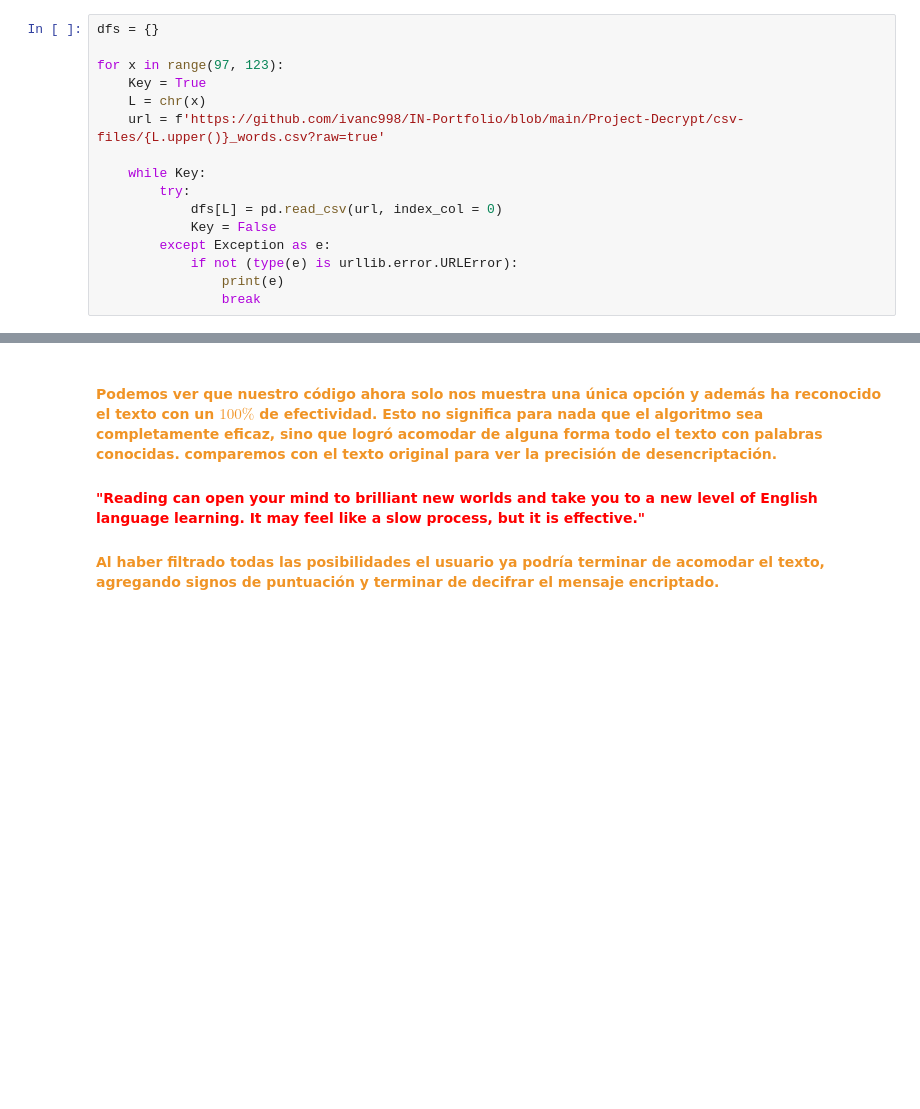
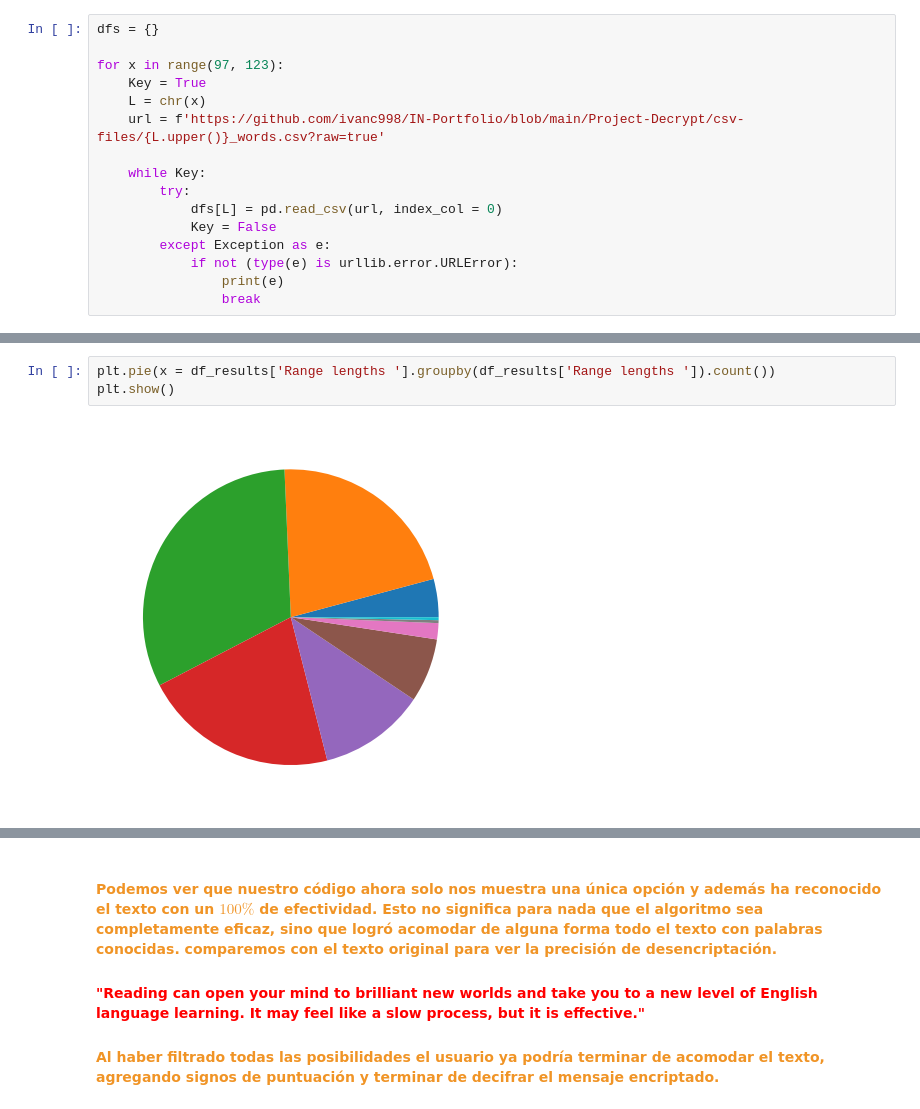
Before and after one commit to ivanc998/IN-Portfolio, a Jupyter notebook: Project-Decrypt/Scripts/Decrypt.ipynb, the cells around one changed output, grey strips where cells are left out. Cells and saved outputs as stored; diff of their text form; blank space fills up the shorter version.

```diff
--- a/Project-Decrypt/Scripts/Decrypt.ipynb
+++ b/Project-Decrypt/Scripts/Decrypt.ipynb
@@ -415 +511,6 @@ df_test.head(5)
+# %%
+plt.pie(x = df_results['Range lengths '].groupby(df_results['Range lengths ']).count())
+plt.show()
+# %% [output]
+[figure, added]
 # %%
```
Also changed, not shown: parts of 32 cells of this notebook.
